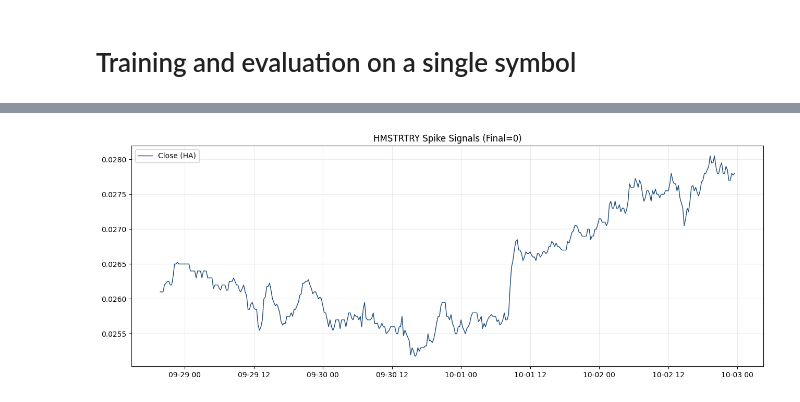
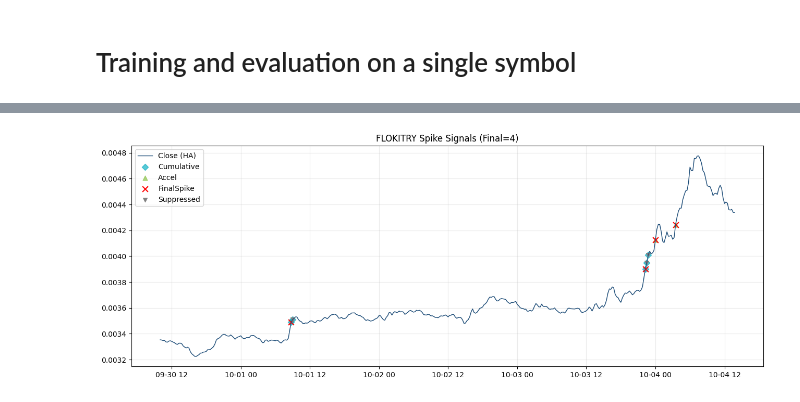
Before and after one commit to carkod/binbot-notebooks, a Jupyter notebook: spike_hunter/spike_hunter_v2.ipynb, the cells around one changed output, grey strips where cells are left out. Drawn from its saved outputs; the diff is of its cells as text; code cells hidden in the pictures.

Commit message:
Update model to return all flags
improved also parity with Binquant

```diff
--- a/spike_hunter/spike_hunter_v2.ipynb
+++ b/spike_hunter/spike_hunter_v2.ipynb
@@ -80,10 +80,9 @@ class SpikeHunterV2:  # Production version with added compound/acceleration dete
         self,
         symbol: str,
         bundle_path: str,
+        df: Optional[pd.DataFrame],
         interval: str = "15m",
         limit: int = 500,
-        fetch: bool = True,
-        df: Optional[pd.DataFrame] = None,
         auto_calibrate: bool = True,
     ):
         """Initialize production SpikeHunterV2.
@@ -93,7 +92,7 @@ class SpikeHunterV2:  # Production version with added compound/acceleration dete
         self.bundle_path = bundle_path
         self.interval = interval
         self.limit = limit
-        self.df: pd.DataFrame = pd.DataFrame()
+        self.df: pd.DataFrame = df
         self.keep_original_ohlc = True  # always keep raw_* copies
         self.bundle = self.load_bundle(bundle_path)
         self.thresholds = self.bundle.get("thresholds", {})
@@ -135,20 +134,17 @@ class SpikeHunterV2:  # Production version with added compound/acceleration dete
         self.early_proba_slope_lookback = 3
         self._auto_calibrated = False
 
-        # Data init
-        if df is not None:
-            self.df = df.copy().sort_values("timestamp").reset_index(drop=True)
-        elif fetch:
-            self.df = fetch_binance_klines(self.symbol, interval=self.interval, limit=self.limit)
         if not self.df.empty:
             self.apply_heikin_ashi()
             self.compute_base_features()
             if auto_calibrate and not self.lock_thresholds:
                 self.auto_calibrate()
 
-    # -------------- Heikin Ashi -------------- #
-    def get_heikin_ashi(self, df: pd.DataFrame) -> pd.DataFrame:
+    def apply_heikin_ashi(self):
+        if self.df.empty:
+            return
         required = {"open","high","low","close"}
+        df = self.df
         if not required.issubset(df.columns):
             raise ValueError("DataFrame missing required OHLC columns for Heikin Ashi.")
         df = df.copy().sort_values("timestamp").reset_index(drop=True)
@@ -170,12 +166,7 @@ class SpikeHunterV2:  # Production version with added compound/acceleration dete
         df["close"] = ha_close
         df["ha_trend_bull"] = (df["close"] >= df["open"]).astype(int)
         df["ha_body"] = (df["close"] - df["open"]).abs()
-        return df
-
-    def apply_heikin_ashi(self):
-        if self.df.empty:
-            return
-        self.df = self.get_heikin_ashi(self.df)
+        self.df = df
         print(f"[HeikinAshi] Applied smoothing on {len(self.df)} rows.")
 
     # -------------- Auto Calibration -------------- #
@@ -431,65 +422,6 @@ class SpikeHunterV2:  # Production version with added compound/acceleration dete
         self.apply_cooldown()
         return self.df
 
-    def refresh(self, limit: Optional[int] = None, recalibrate: bool = False):
-        lim = limit or self.limit
-        self.df = fetch_binance_klines(self.symbol, interval=self.interval, limit=lim)
-        self.apply_heikin_ashi()
-        self.compute_base_features()
-        if recalibrate and not self.lock_thresholds:
-            self._auto_calibrated = False
-            self.auto_calibrate(verbose=True)
-        return self.detect()
-
-    def update_with_df(self, new_df: pd.DataFrame, recalibrate: bool = False):
-        if self.df.empty:
-            self.df = new_df.copy()
-        else:
-            self.df = pd.concat([self.df, new_df]).drop_duplicates("timestamp").sort_values("timestamp").reset_index(drop=True)
-        if len(self.df) > 1000:
-            self.df = self.df.iloc[-1000:].reset_index(drop=True)
-        self.apply_heikin_ashi()
-        self.compute_base_features()
-        if recalibrate and not self.lock_thresholds:
-            self._auto_calibrated = False
-            self.auto_calibrate(verbose=True)
-        return self.detect()
-
-    def debug_signal_breakdown(self) -> dict:
-        needed = {"volume_cluster_flag", "price_break_flag", "label_pre"}
-        if not needed.issubset(self.df.columns):
-            print("[Debug] Run detect() first.")
-            return {}
-        d = self.df
-        base_or = ((d["volume_cluster_flag"] == 1) | (d["price_break_flag"] == 1)).astype(int)
-        base_and = ((d["volume_cluster_flag"] == 1) & (d["price_break_flag"] == 1)).astype(int)
-        chosen = base_and if self.require_both_patterns else base_or
-        after_bull = chosen if not self.require_bullish_spike else (chosen & (d["is_bullish"] == 1)).astype(int)
-        after_body = after_bull if self.body_size_pct_min <= 0 else (after_bull & (d["body_size_pct"] >= self.body_size_pct_min)).astype(int)
-        out = {
-            "rows": len(d),
-            "volume_cluster_flag": int(d["volume_cluster_flag"].sum()),
-            "price_break_flag": int(d["price_break_flag"].sum()),
-            "cumulative_price_break_flag": int(d.get("cumulative_price_break_flag", pd.Series(0,index=d.index)).sum()),
-            "accel_spike_flag": int(d.get("accel_spike_flag", pd.Series(0,index=d.index)).sum()),
-            "base_or": int(base_or.sum()),
-            "base_and": int(base_and.sum()),
-            "chosen": int(chosen.sum()),
-            "after_bull": int(after_bull.sum()),
-            "after_body": int(after_body.sum()),
-            "pre": int(d["label_pre"].sum()),
-            "aug": int(d.get("early_proba_aug_flag", pd.Series(0, index=d.index)).sum()),
-            "final": int(d["label"].sum()),
-            "suppressed": int(d.get("suppressed_label", pd.Series(0, index=d.index)).sum()),
-            "auto_calibrated": self._auto_calibrated,
-            "volume_cluster_min_ratio": self.volume_cluster_min_ratio,
-            "price_break_base_threshold": self.price_break_base_threshold,
-            "cluster_label_mode": self.volume_cluster_label_mode,
-            "use_raw_price_break": self.use_raw_price_break,
-        }
-        print("[Production Debug]", out)
-        return out
-
     def latest_signal(self, run_detect: bool = False) -> dict:
         if self.df.empty:
             raise RuntimeError("No data available.")
@@ -556,12 +488,11 @@ class SpikeHunterV2:  # Production version with added compound/acceleration dete
         plt.show()
 
 # Example usage (updated with new flags)
-raw_df = fetch_binance_klines("ETHFIUSDC", interval="15m", limit=400)
-prod = SpikeHunterV2(symbol="ETHFIUSDC", bundle_path="../checkpoints/spikehunter_model_v2.pkl", df=raw_df, fetch=False, auto_calibrate=True)
+raw_df = fetch_binance_klines("FLOKITRY", interval="15m", limit=400)
+prod = SpikeHunterV2(symbol="FLOKITRY", bundle_path="../checkpoints/spikehunter_model_v2.pkl", df=raw_df, auto_calibrate=True)
 prod.detect()
 print(prod.latest_signal())
 prod.plot_signals(show_aug=True, show_suppressed=True, show_price_break=True, show_cumulative=True, show_accel=True)
-prod.debug_signal_breakdown()
 # %% [output]
 [LoadBundle] Loaded bundle from ../checkpoints/spikehunter_model_v2.pkl
 [HeikinAshi] Applied smoothing on 400 rows.
@@ -572 +504 @@ Latest: {'timestamp': Timestamp('2025-10-02 23:30:00'), 'close': 0.0278, 'label'
-[figure, old version]
+[figure, new version]
```
Also changed, not shown: parts of 4 cells of this notebook.
